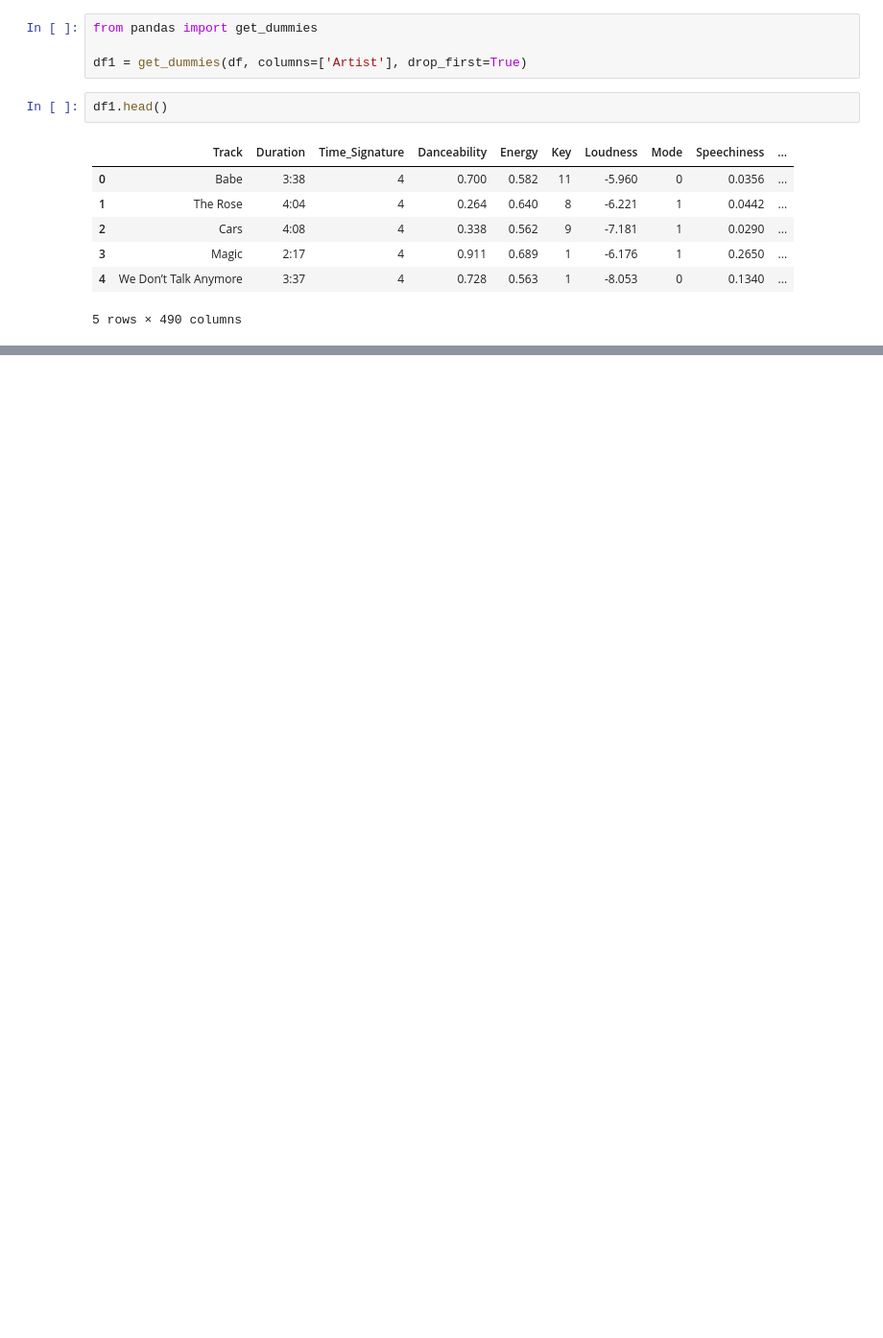
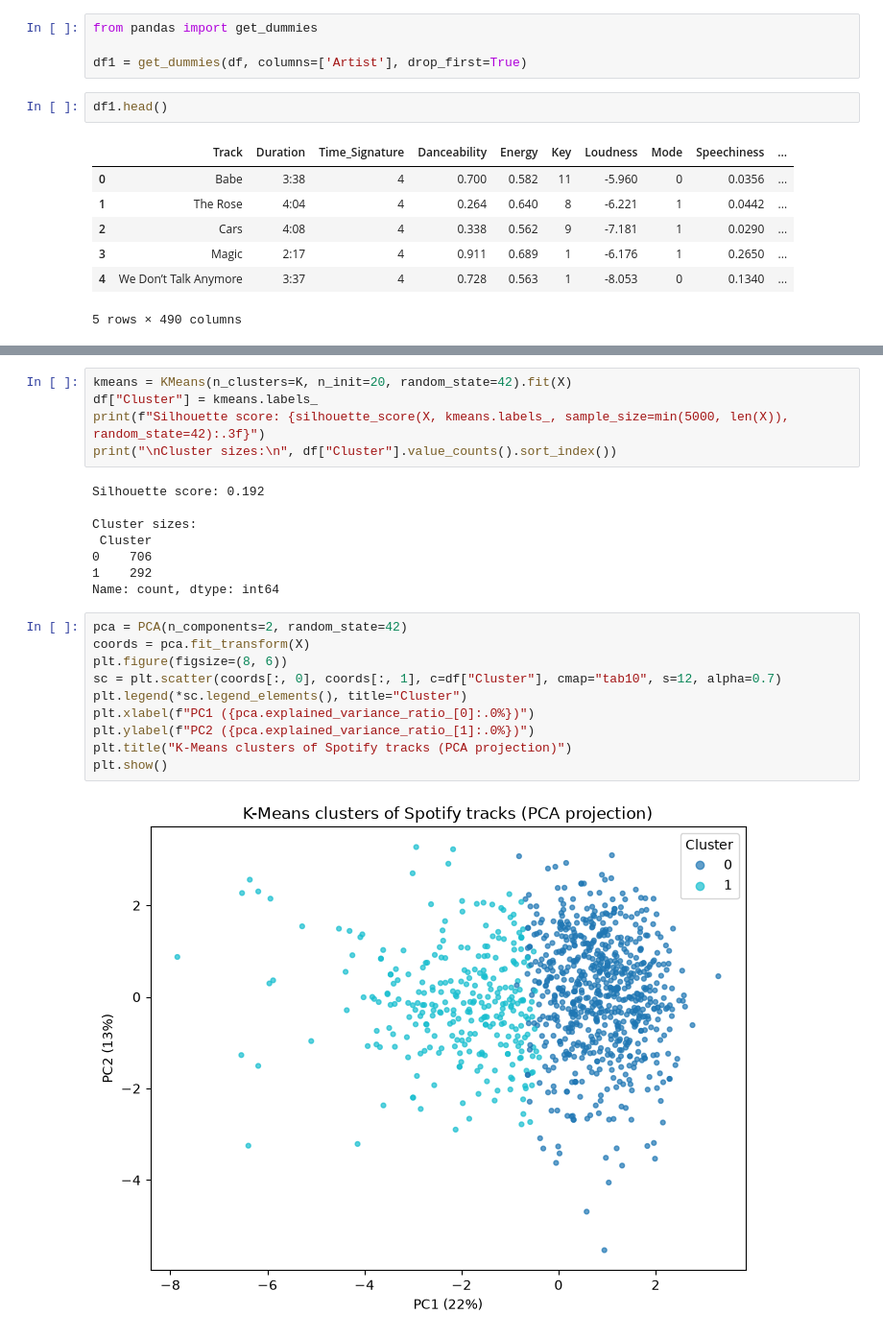
Before and after one commit to Nehaasati/AI-Learning, a Jupyter notebook: day6_assignment/spotify.ipynb, the cells around one changed output, grey strips where cells are left out. Shown at 96% size. Drawn from its saved outputs; the diff is of its cells as text; blank space fills up the shorter version.

Commit message:
create pca for spotify

```diff
--- a/day6_assignment/spotify.ipynb
+++ b/day6_assignment/spotify.ipynb
@@ -95,0 +136,25 @@ df1.head()
+# %%
+kmeans = KMeans(n_clusters=K, n_init=20, random_state=42).fit(X)
+df["Cluster"] = kmeans.labels_
+print(f"Silhouette score: {silhouette_score(X, kmeans.labels_, sample_size=min(5000, len(X)), random_state=42):.3f}")
+print("\nCluster sizes:\n", df["Cluster"].value_counts().sort_index())
+# %% [output]
+Silhouette score: 0.192
+
+Cluster sizes:
+ Cluster
+0    706
+1    292
+Name: count, dtype: int64
+# %%
+pca = PCA(n_components=2, random_state=42)
+coords = pca.fit_transform(X)
+plt.figure(figsize=(8, 6))
+sc = plt.scatter(coords[:, 0], coords[:, 1], c=df["Cluster"], cmap="tab10", s=12, alpha=0.7)
+plt.legend(*sc.legend_elements(), title="Cluster")
+plt.xlabel(f"PC1 ({pca.explained_variance_ratio_[0]:.0%})")
+plt.ylabel(f"PC2 ({pca.explained_variance_ratio_[1]:.0%})")
+plt.title("K-Means clusters of Spotify tracks (PCA projection)")
+plt.show()
+# %% [output]
+[figure, added]
```
Also changed, not shown: parts of 4 cells of this notebook, 2 other files.
